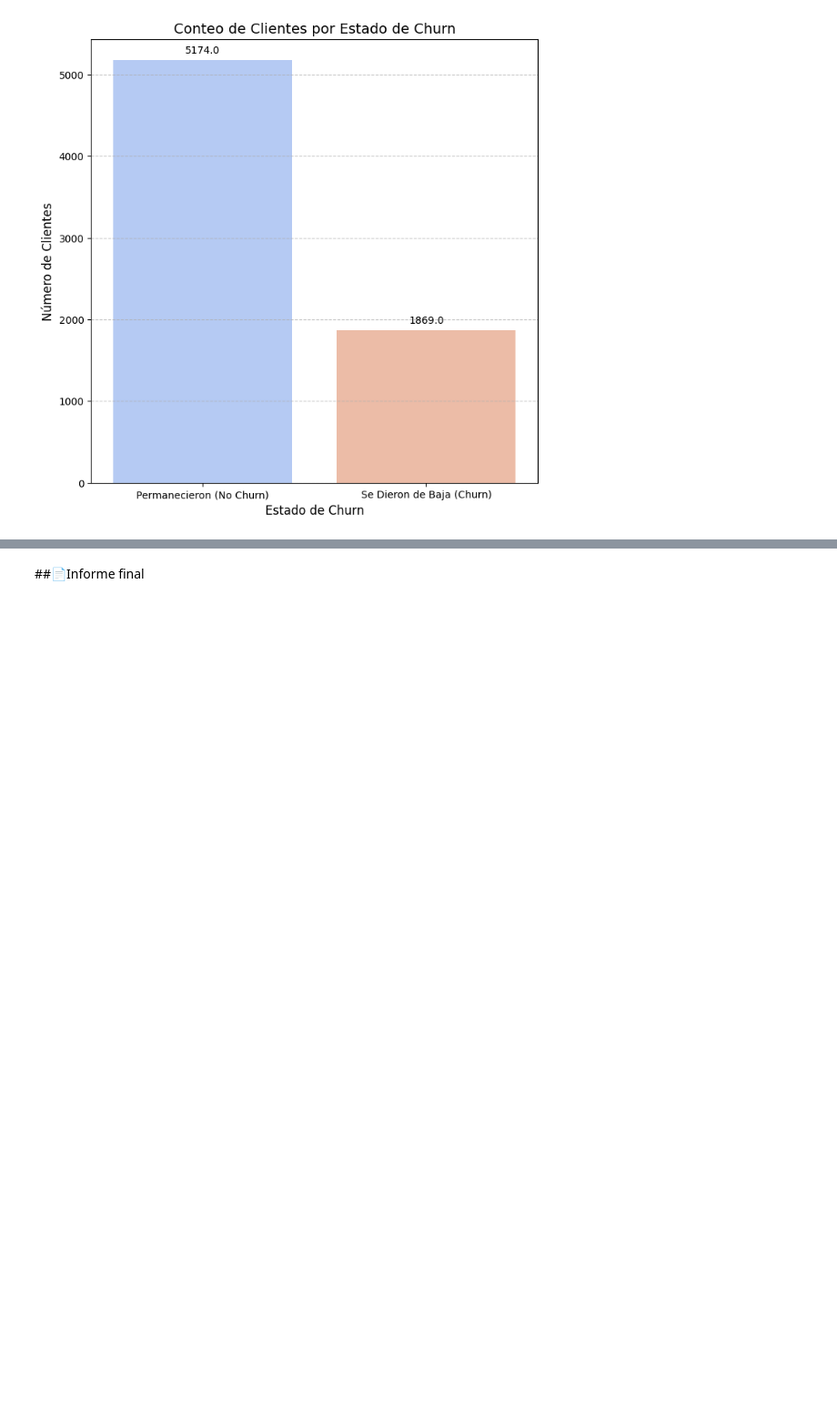
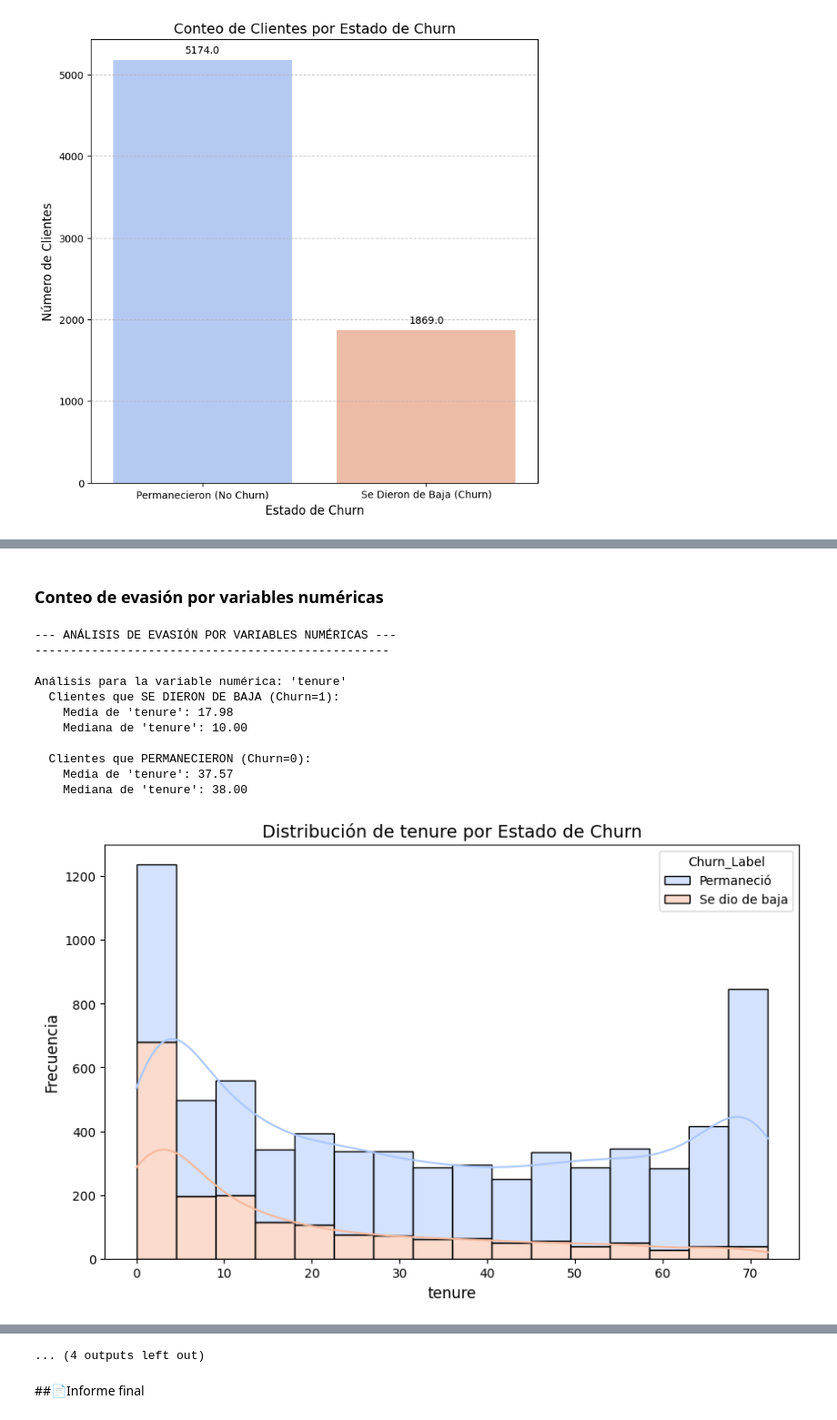
Before and after one commit to ggsgranados/TelecomX-LATAM, a Jupyter notebook: TelecomX_LATAM.ipynb, the cells around one changed output, grey strips where cells are left out. Shown at 91% size. Saved outputs shown, nothing was run; the diff lists cells and outputs as text; code cells hidden in the pictures; blank space fills up the shorter version.

Commit message:
add: Análisis de evasión por variables categóricas y numéricas

```diff
--- a/TelecomX_LATAM.ipynb
+++ b/TelecomX_LATAM.ipynb
@@ -457,0 +628,75 @@ Passing `palette` without assigning `hue` is deprecated and will be removed in v
+# %% [markdown]
+### Conteo de evasión por variables numéricas
+# %%
+# Conteo de evasión por variables numéricas
+print("\n--- ANÁLISIS DE EVASIÓN POR VARIABLES NUMÉRICAS ---")
+print("-" * 50)
+
+# Lista de variables numéricas a analizar (excluyendo 'Churn' que es la variable objetivo)
+numeric_cols = ['tenure', 'Charges.Monthly', 'Charges.Total', 'Cuentas_Diarias', 'SeniorCitizen'] # Incluimos SeniorCitizen ya que es numérica binaria
+
+for col in numeric_cols:
+    print(f"\nAnálisis para la variable numérica: '{col}'")
+
+    # Calcular la media y mediana de la variable para clientes que permanecieron (Churn=0)
+    # y para clientes que se dieron de baja (Churn=1)
+    churned_mean = df_normalizado[df_normalizado['Churn'] == 1][col].mean()
+    churned_median = df_normalizado[df_normalizado['Churn'] == 1][col].median()
+
+    not_churned_mean = df_normalizado[df_normalizado['Churn'] == 0][col].mean()
+    not_churned_median = df_normalizado[df_normalizado['Churn'] == 0][col].median()
+
+    print(f"  Clientes que SE DIERON DE BAJA (Churn=1):")
+    print(f"    Media de '{col}': {churned_mean:.2f}")
+    print(f"    Mediana de '{col}': {churned_median:.2f}")
+
+    print(f"\n  Clientes que PERMANECIERON (Churn=0):")
+    print(f"    Media de '{col}': {not_churned_mean:.2f}")
+    print(f"    Mediana de '{col}': {not_churned_median:.2f}")
+
+    # Histogramas para visualizar la distribución por grupo de Churn
+    plt.figure(figsize=(10, 6))
+    sns.histplot(data=df_normalizado, x=col, hue='Churn_Label', multiple="stack", kde=True, palette='coolwarm', ax=plt.gca())
+    plt.title(f'Distribución de {col.replace("_", " ")} por Estado de Churn', fontsize=14)
+    plt.xlabel(col.replace("_", " "), fontsize=12)
+    plt.ylabel('Frecuencia', fontsize=12)
+
+    plt.show()
+
+    print("-" * 30)
+
+print("\n--- RESUMEN DE MEDIDAS DE TENDENCIA CENTRAL POR ESTADO DE CHURN ---")
+print("-" * 70)
+print(df_normalizado.groupby('Churn')[numeric_cols].agg(['mean', 'median']).transpose())
+print("-" * 70)
+
+# Boxplots para comparar las distribuciones por grupo de Churn
+print("\n--- BOXPLOTS PARA VARIABLES NUMÉRICAS POR ESTADO DE CHURN ---")
+
+for col in numeric_cols:
+    plt.figure(figsize=(8, 5))
+
+    # Agregar dodge=True para separar visualmente las categorías
+    ax = sns.boxplot(hue='Churn_Label', y=col, data=df_normalizado, palette='coolwarm', dodge=True)
+
+    plt.title(f'Boxplot de {col.replace("_", " ")} por Estado de Churn', fontsize=14)
+    plt.xlabel('Estado de Churn', fontsize=12)
+    plt.ylabel(col.replace("_", " "), fontsize=12)
+
+    # Ubicar la leyenda fuera del gráfico para evitar la superposición
+    plt.legend(title='Estado de Churn', bbox_to_anchor=(1.05, 1), loc='upper left')
+
+    plt.show()
+# %% [output]
+--- ANÁLISIS DE EVASIÓN POR VARIABLES NUMÉRICAS ---
+--------------------------------------------------
+
+Análisis para la variable numérica: 'tenure'
+  Clientes que SE DIERON DE BAJA (Churn=1):
+    Media de 'tenure': 17.98
+    Mediana de 'tenure': 10.00
+
+  Clientes que PERMANECIERON (Churn=0):
+    Media de 'tenure': 37.57
+    Mediana de 'tenure': 38.00
+[figure, added]
@@ -458,2 +766,3 @@ Passing `palette` without assigning `hue` is deprecated and will be removed in v
+... (4 outputs left out)
 # %% [markdown]
 ##📄Informe final
```
Also changed, not shown: parts of 4 cells of this notebook.
